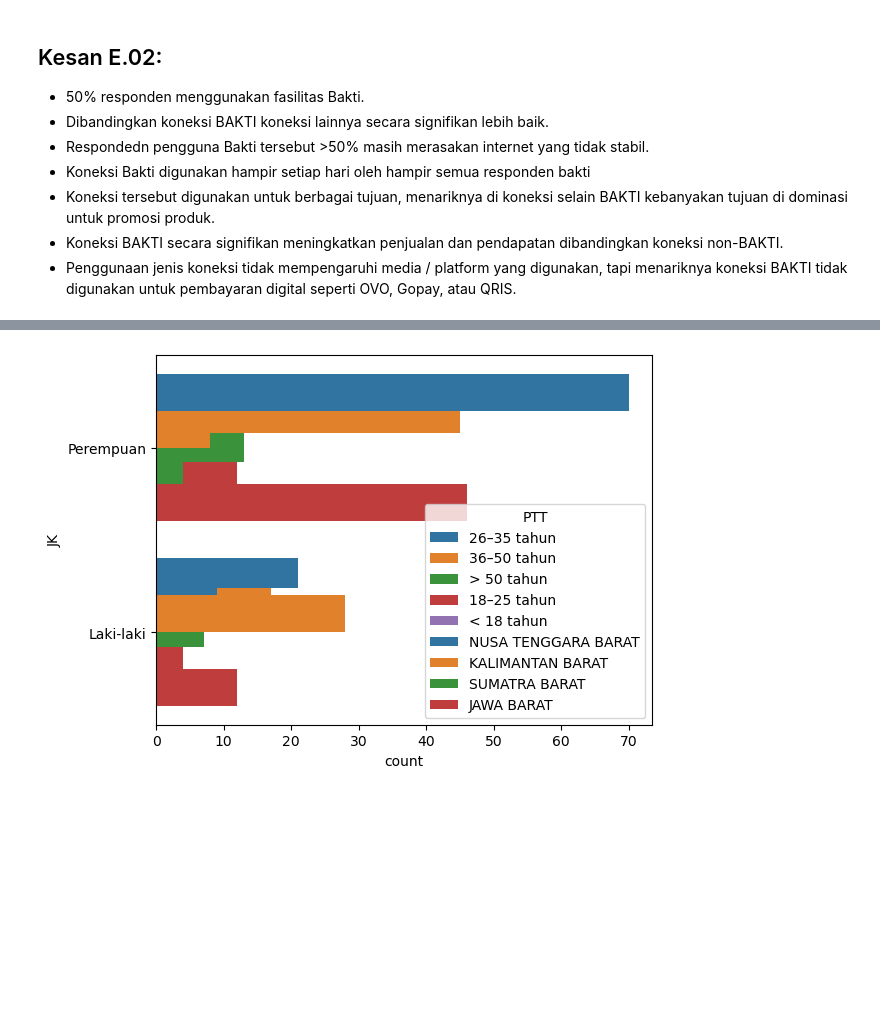
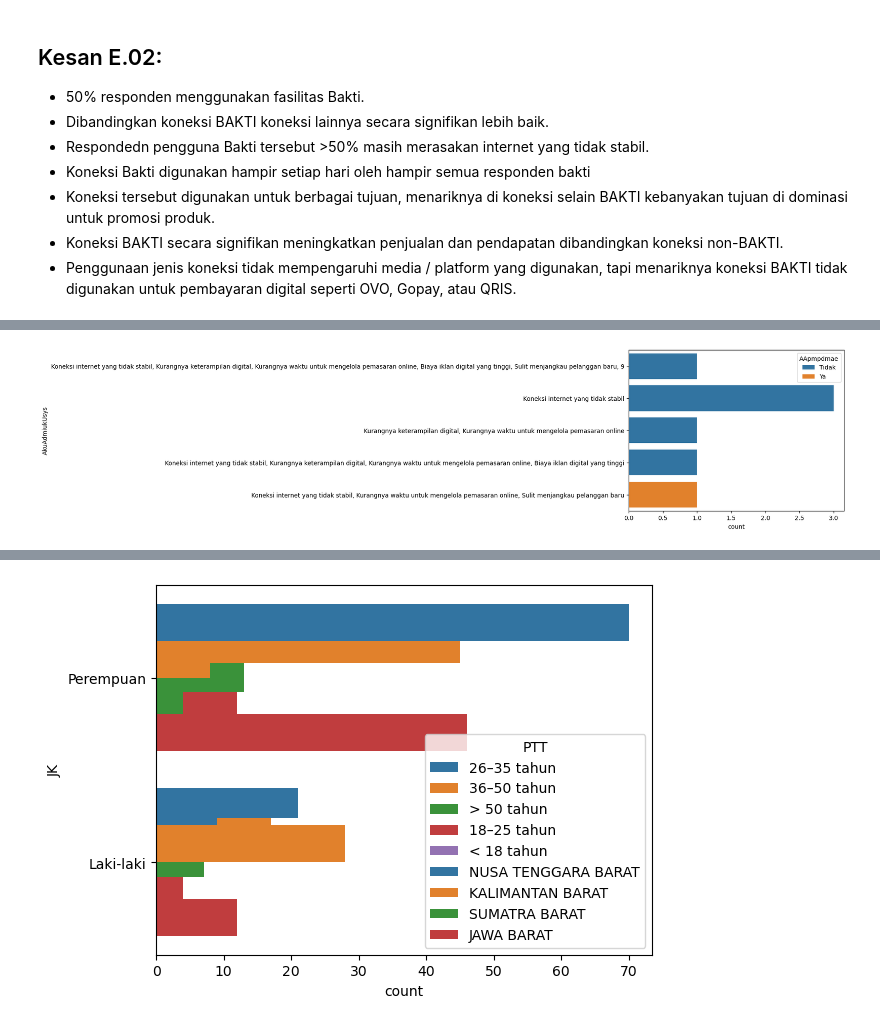
Before and after one commit to taudataanalytics/bakti2024, a Jupyter notebook: Bakti-2024.ipynb, the cells around one changed output, grey strips where cells are left out. Cells and saved outputs as stored; diff of their text form; code cells hidden in the pictures; blank space fills up the shorter version.

```diff
--- a/Bakti-2024.ipynb
+++ b/Bakti-2024.ipynb
@@ -331,0 +342,5 @@ plt.show()
+# %%
+# Selain BAKTI
+ax = sns.countplot(y = 'AkuAdmiukUsys', hue = 'AApmpdmae', data=dfE3)
+# %% [output]
+[figure, added]
```
Also changed, not shown: parts of 5 cells of this notebook.
